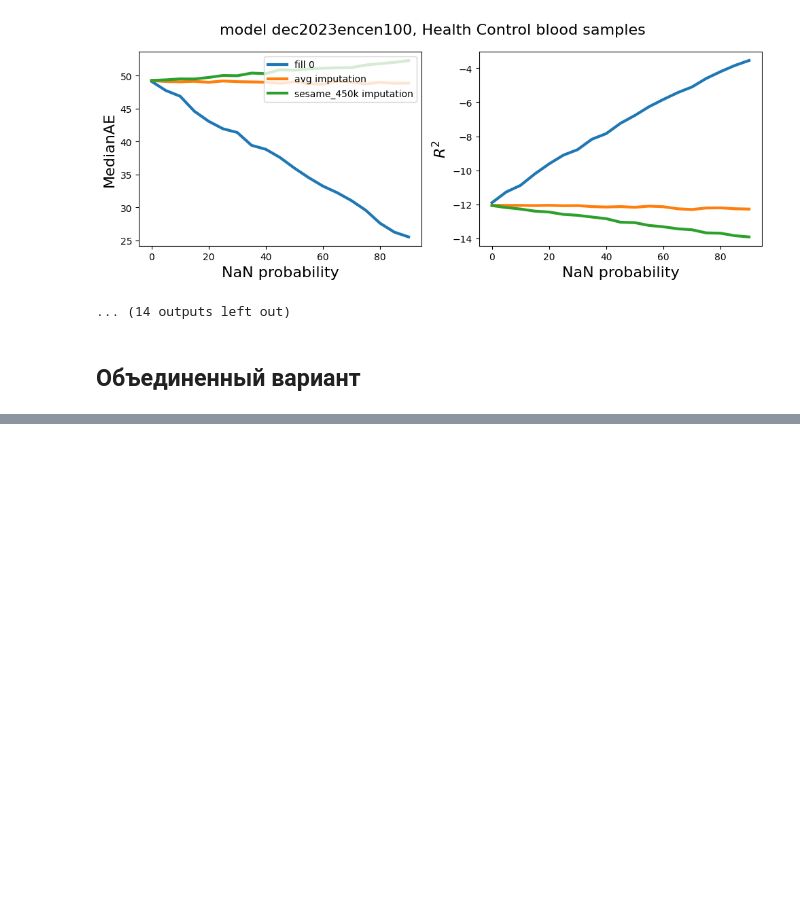
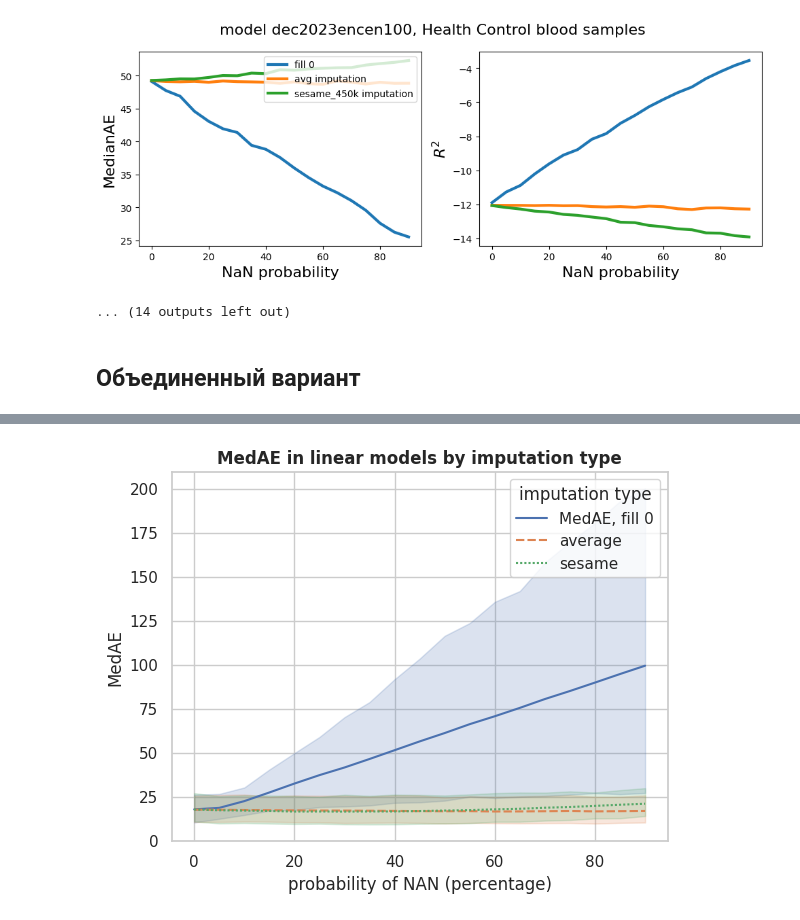
Before and after one commit to ComputationalAgingLab/ComputAge, a Jupyter notebook: imputation_linmodels.ipynb, the cells around one changed output, grey strips where cells are left out. Drawn from its saved outputs; the diff is of its cells as text; code cells hidden in the pictures; blank space fills up the shorter version.

Commit message:
figures

```diff
--- a/imputation_linmodels.ipynb
+++ b/imputation_linmodels.ipynb
@@ -327,0 +408,3 @@ table_mae0 = pd.concat(mae_0_list, )
+# %%
+dfm_maeses = table_maeses.melt('prob100', var_name='modelname', value_name='MedAE, imputation with sesame450k')
+dfm_maeses.head()
@@ -327,0 +428,11 @@ table_mae0 = pd.concat(mae_0_list, )
+# %%
+tables_mae = dfm_mae0.copy()
+tables_mae['average'] = dfm_maeavg['MedAE, imputation with average']
+tables_mae['sesame'] = dfm_maeses['MedAE, imputation with sesame450k']
+
+tables_r2 = dfm_r20.copy()
+tables_r2['average'] = dfm_r2avg['r2, imputation with average']
+tables_r2['sesame'] = dfm_r2ses['r2, imputation with sesame450k']
+# %%
+tables_mae = tables_mae.drop('modelname', axis=1)
+tables_r2 = tables_r2.drop('modelname', axis=1)
@@ -327,0 +455,3 @@ table_mae0 = pd.concat(mae_0_list, )
+# %%
+dfm_mae_all = tables_mae.melt('prob100', var_name='imputation type', value_name='MedAE')
+dfm_r2_all = tables_r2.melt('prob100', var_name='imputation type', value_name='R^2')
@@ -327,0 +477,20 @@ table_mae0 = pd.concat(mae_0_list, )
+# %%
+sns.set_theme(style="whitegrid")
+ax = sns.lineplot(data=dfm_mae_all, y='MedAE', x = 'prob100', hue='imputation type' , style='imputation type')
+
+    # ax[0].set_xlabel('NaN probability', fontsize=16)
+    # ax[1].set_xlabel('NaN probability', fontsize=16)
+    # ax[0].set_ylabel('MedianAE', fontsize=16)
+    # ax[1].set_ylabel('$R^2$', fontsize=16)
+    # ax[0].legend(fontsize=10, loc='upper right')
+    # #ax[1].set_ylim([-0.5, 1.0])
+    # plt.tight_layout()
+
+ax.set_ylabel('MedAE')
+ax.set_xlabel('probability of NAN (percentage)')
+ax.set_title('MedAE in linear models by imputation type', weight='bold')
+
+plt.savefig(f'figures/medae_impfig.png')
+plt.show()
+# %% [output]
+[figure, added]
```
Also changed, not shown: parts of 14 cells of this notebook, 10 other files.
